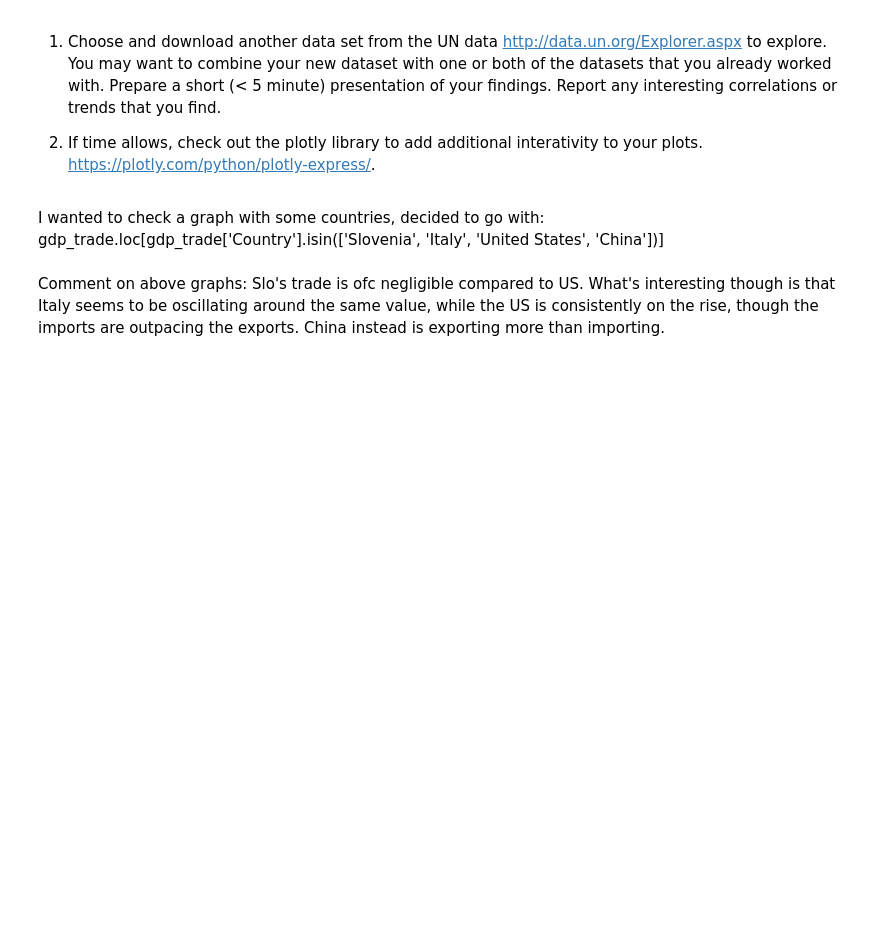
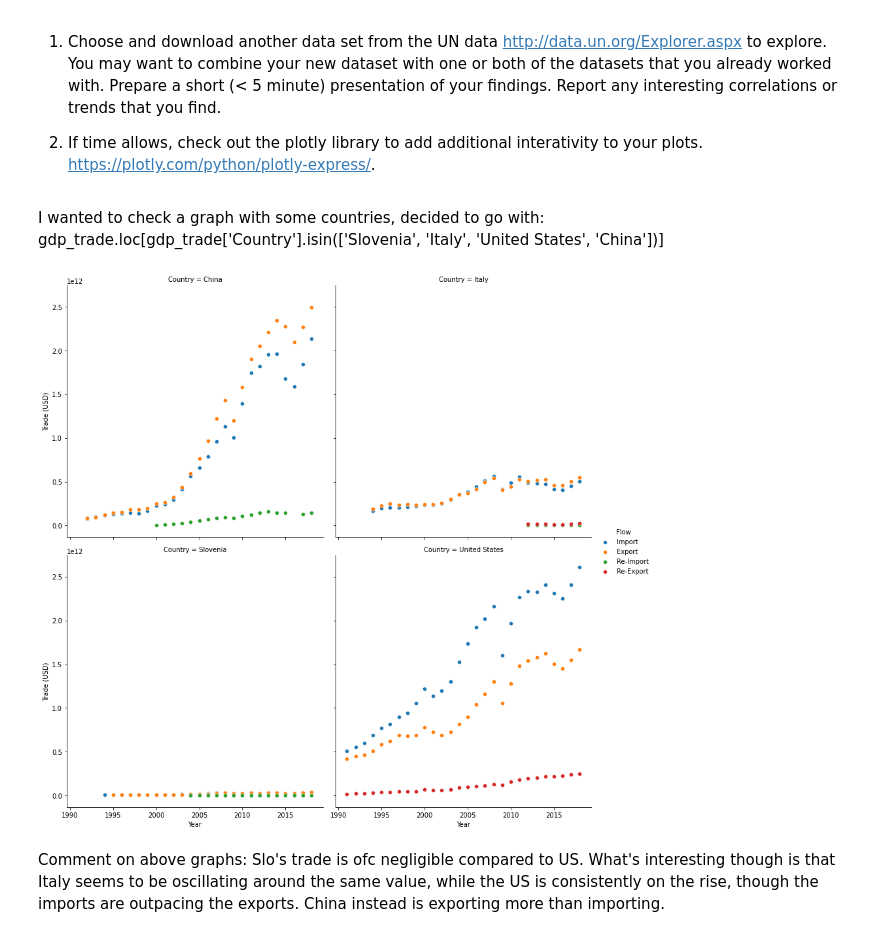
Before and after one commit to tomoumer/un_data_question-tomoumer, a Jupyter notebook: notebooks/UN_Data_Solo.ipynb, the cells around one changed output. Saved outputs shown, nothing was run; the diff lists cells and outputs as text; code cells hidden in the pictures; blank space fills up the shorter version.

Commit message:
polish code and functions

```diff
--- a/notebooks/UN_Data_Solo.ipynb
+++ b/notebooks/UN_Data_Solo.ipynb
@@ -25,10 +25,11 @@ trade = (
     .drop(columns = ['Commodity', 'Weight (kg)', 'Quantity Name', 'Quantity'])
     )
 
-trade['Country'] = (trade['Country']
-    .str.replace('USA', 'United States')
-    .str.replace('Brunei Darussalam', 'Brunei')
-    .str.replace(r'Bolivia.+', 'Bolivia', regex=True)
+trade['Country'] = (
+    trade['Country']
+        .str.replace('USA', 'United States')
+        .str.replace('Brunei Darussalam', 'Brunei')
+        .str.replace(r'Bolivia.+', 'Bolivia', regex=True)
 )
 # note: had to use regex to rename Bolivia, because the parenthesis messed up the string Bolivia (Plurinational State of)
 # trade['Country'].unique() to check them
@@ -36,9 +37,35 @@ trade['Country'] = (trade['Country']
 gdp_trade = pd.merge(gdp_df, trade, "inner", on=['Country', 'Year'])
 # %% [markdown]
 I wanted to check a graph with some countries, decided to go with: gdp_trade.loc[gdp_trade['Country'].isin(['Slovenia', 'Italy', 'United States', 'China'])]
+# %%
+def countries_plot(dataset, country_list, nplots_row, plot_x, plot_y, hue_var=None) :
+    """ Function to Plot 2 variables on separate plots for each Country """
+    g = (
+        sns.FacetGrid(
+            dataset
+                .loc[dataset['Country']
+                .isin(country_list)],
+            col='Country',
+            hue=hue_var,
+            height=6,
+            col_wrap=nplots_row
+        )
+        .map(
+            sns.scatterplot,
+            plot_x,
+            plot_y
+        )
+        .add_legend()
+    );
 # %%
-country_filter = ['Slovenia', 'Italy', 'United States', 'China']
-plots_per_row = 2
-plot_x = 'Year'
-plot_y = 'Trade (USD)'
-hue_var = 'Flow'
+# I made plotting into a function!! Yay!
+countries_plot(
+    dataset=gdp_trade,
+    country_list=['Slovenia', 'Italy', 'United States', 'China'],
+    nplots_row = 2,
+    plot_x = 'Year',
+    plot_y = 'Trade (USD)',
+    hue_var = 'Flow'
+    )
+# %% [output]
+[figure, added]
```
Also changed, not shown: parts of 51 cells of this notebook.
